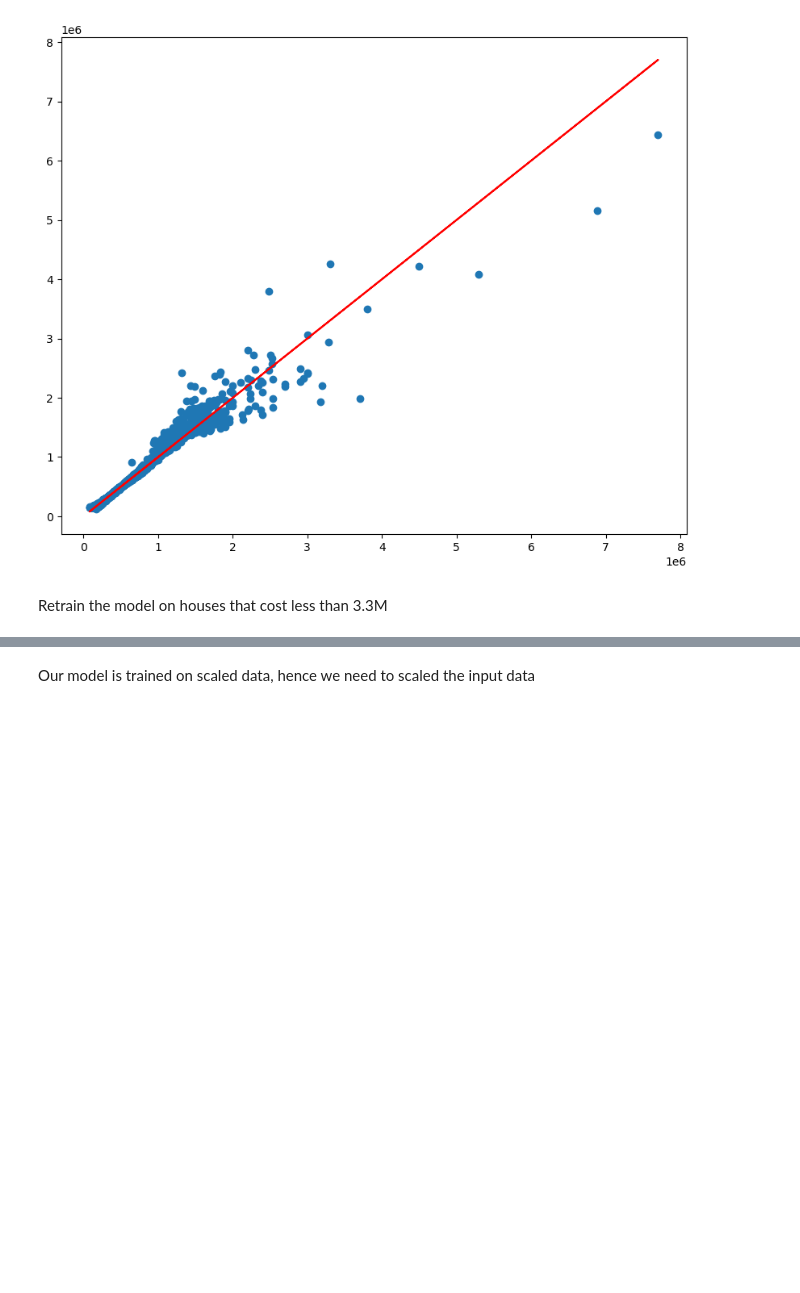
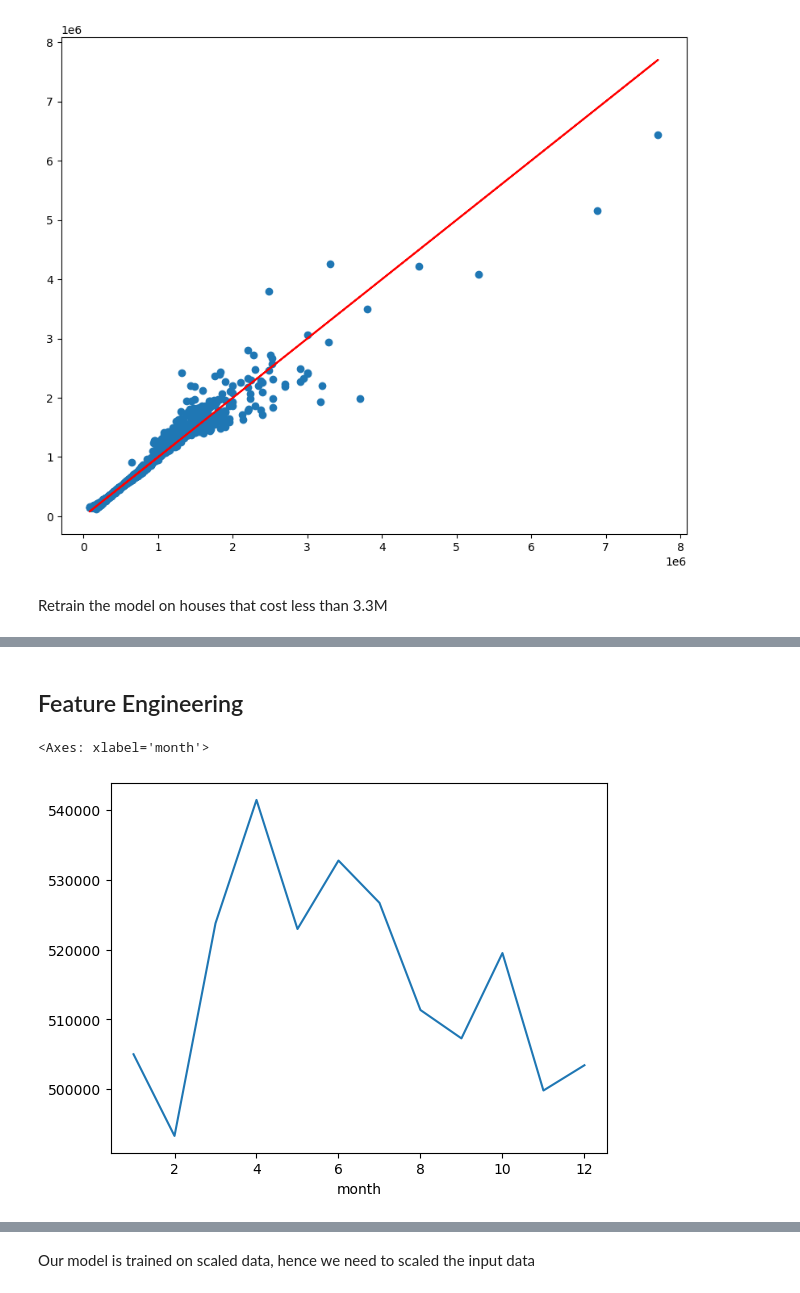
Before and after one commit to exaporriton/Portfolio, a Jupyter notebook: Deep Learning/Keras_Regression/Keras_Regression.ipynb, the cells around one changed output, grey strips where cells are left out. Cells and saved outputs as stored; diff of their text form; code cells hidden in the pictures; blank space fills up the shorter version.

```diff
--- a/Deep Learning/Keras_Regression/Keras_Regression.ipynb
+++ b/Deep Learning/Keras_Regression/Keras_Regression.ipynb
@@ -452,0 +447,18 @@ Retrain the model on houses that cost less than 3.3M
+# %% [markdown]
+## Feature Engineering
+# %%
+df_99 = df_99.drop('id',axis=1) #the ID columns doesn't mean anything
+# %%
+# Convert date to datetime
+df_99['date'] = pd.to_datetime(df_99['date'])
+# %%
+df_99['year'] = df_99['date'].apply(lambda date: date.year)
+df_99['month'] = df_99['date'].apply(lambda date: date.month)
+# %%
+df_99.drop('date', axis=1, inplace=True)
+# %%
+#Not a very huge behaviour throughout the different months
+df_99.groupby('month').mean()['price'].plot()
+# %% [output]
+<Axes: xlabel='month'>
+[figure, added]
```
Also changed, not shown: parts of 47 cells of this notebook, 2 other files.
